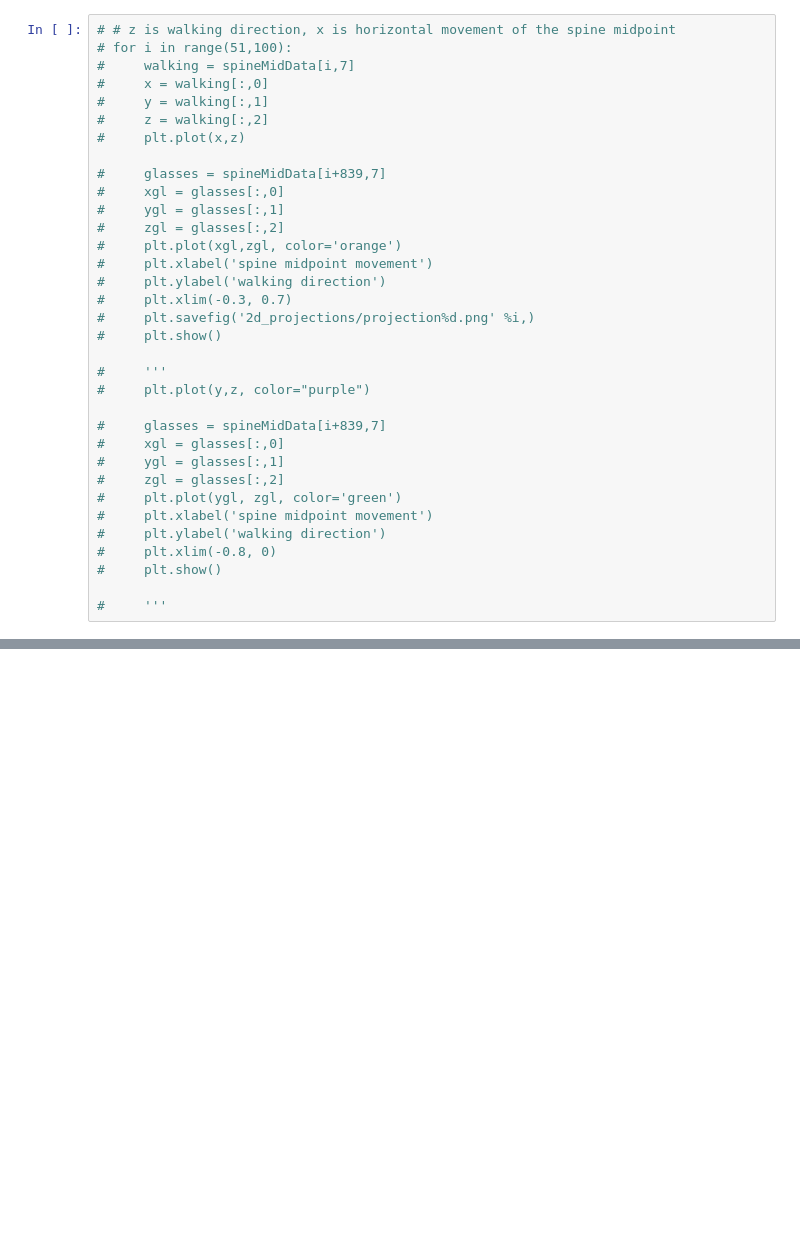
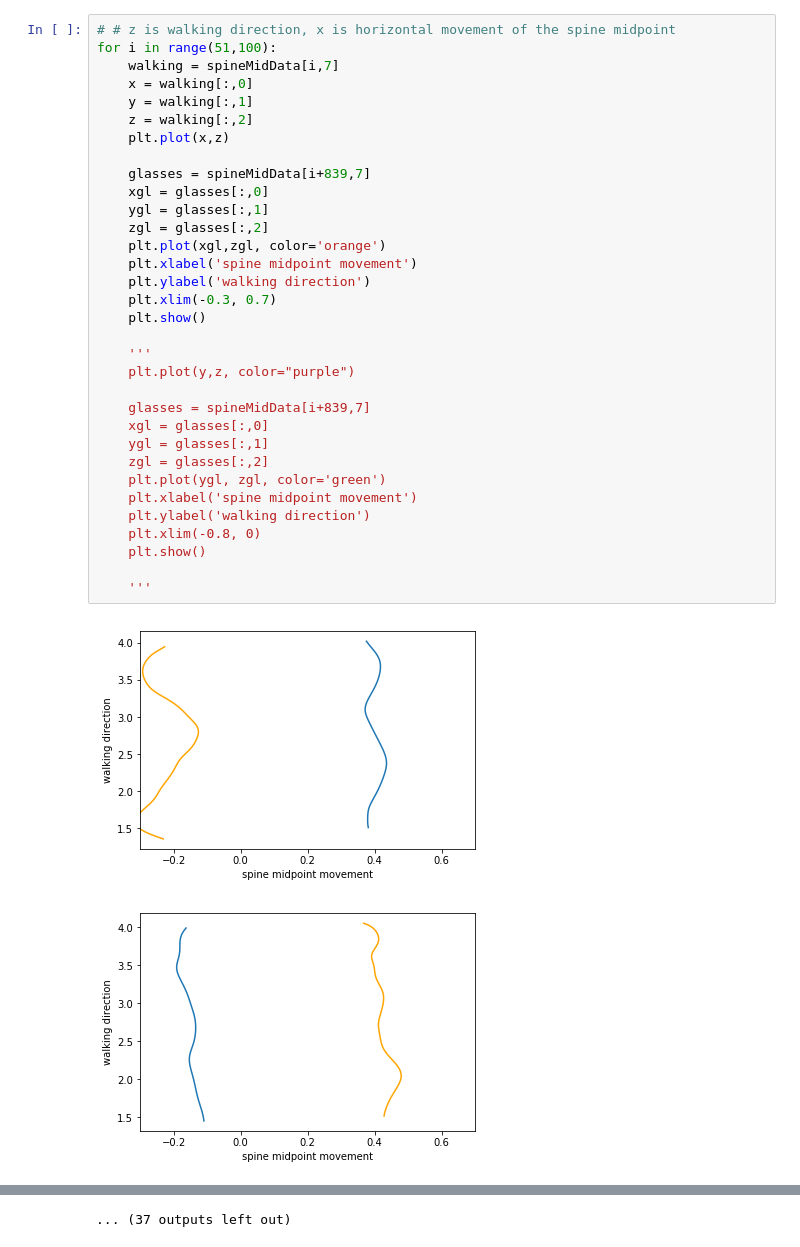
Before and after one commit to VivienvV/fallrisk, a Jupyter notebook: Machine_learning/s_standarddeviation.ipynb, the cells around one changed output, grey strips where cells are left out. Saved outputs shown, nothing was run; the diff lists cells and outputs as text; blank space fills up the shorter version.

```diff
--- a/Machine_learning/s_standarddeviation.ipynb
+++ b/Machine_learning/s_standarddeviation.ipynb
@@ -7,34 +29,36 @@ spineMidData=matdata['SpineMidData']
 # %%
 # # z is walking direction, x is horizontal movement of the spine midpoint
-# for i in range(51,100):
-#     walking = spineMidData[i,7]
-#     x = walking[:,0]
-#     y = walking[:,1]
-#     z = walking[:,2]
-#     plt.plot(x,z)
+for i in range(51,100):
+    walking = spineMidData[i,7]
+    x = walking[:,0]
+    y = walking[:,1]
+    z = walking[:,2]
+    plt.plot(x,z)
 
-#     glasses = spineMidData[i+839,7]
-#     xgl = glasses[:,0]
-#     ygl = glasses[:,1]
-#     zgl = glasses[:,2]
-#     plt.plot(xgl,zgl, color='orange')
-#     plt.xlabel('spine midpoint movement')
-#     plt.ylabel('walking direction')
-#     plt.xlim(-0.3, 0.7)
-#     plt.savefig('2d_projections/projection%d.png' %i,)
-#     plt.show()
+    glasses = spineMidData[i+839,7]
+    xgl = glasses[:,0]
+    ygl = glasses[:,1]
+    zgl = glasses[:,2]
+    plt.plot(xgl,zgl, color='orange')
+    plt.xlabel('spine midpoint movement')
+    plt.ylabel('walking direction')
+    plt.xlim(-0.3, 0.7)
+    plt.show()
 
-#     '''
-#     plt.plot(y,z, color="purple")
+    '''
+    plt.plot(y,z, color="purple")
 
-#     glasses = spineMidData[i+839,7]
-#     xgl = glasses[:,0]
-#     ygl = glasses[:,1]
-#     zgl = glasses[:,2]
-#     plt.plot(ygl, zgl, color='green')
-#     plt.xlabel('spine midpoint movement')
-#     plt.ylabel('walking direction')
-#     plt.xlim(-0.8, 0)
-#     plt.show()
+    glasses = spineMidData[i+839,7]
+    xgl = glasses[:,0]
+    ygl = glasses[:,1]
+    zgl = glasses[:,2]
+    plt.plot(ygl, zgl, color='green')
+    plt.xlabel('spine midpoint movement')
+    plt.ylabel('walking direction')
+    plt.xlim(-0.8, 0)
+    plt.show()
 
-#     '''
+    '''
+# %% [output]
+[figure, added]
+[figure, added]
@@ -40,0 +75 @@ spineMidData=matdata['SpineMidData']
+... (37 outputs left out)
```
Also changed, not shown: parts of 7 cells of this notebook, 2 other files.
